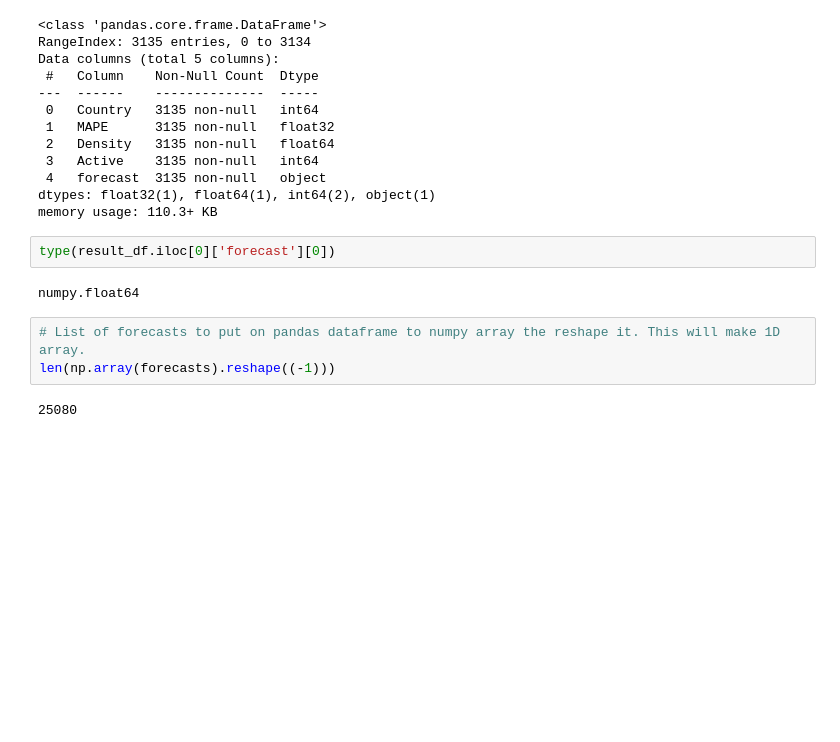
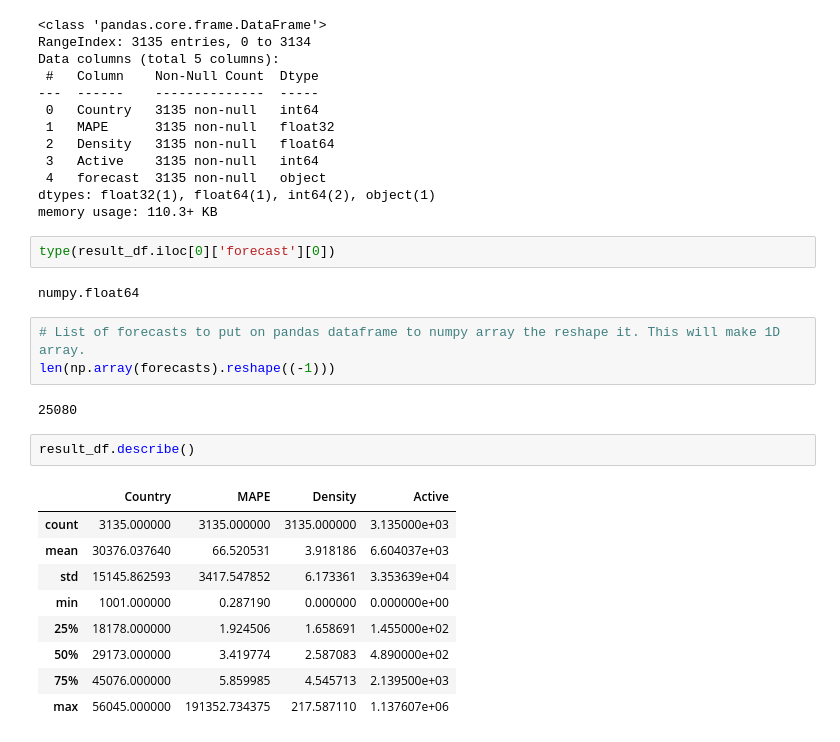
Before and after one commit to masaichig0/Kaggle_godaddy_competition, a Jupyter notebook: multiprocess.ipynb, the cells around one changed output. Cells and saved outputs as stored; diff of their text form; blank space fills up the shorter version.

```diff
--- a/multiprocess.ipynb
+++ b/multiprocess.ipynb
@@ -225,3 +213,15 @@ numpy.float64
 len(np.array(forecasts).reshape((-1)))
 # %% [output]
 25080
+# %%
+result_df.describe()
+# %% [output]
+|  | Country | MAPE | Density | Active |
+| count | 3135.000000 | 3135.000000 | 3135.000000 | 3.135000e+03 |
+| mean | 30376.037640 | 66.520531 | 3.918186 | 6.604037e+03 |
+| std | 15145.862593 | 3417.547852 | 6.173361 | 3.353639e+04 |
+| min | 1001.000000 | 0.287190 | 0.000000 | 0.000000e+00 |
+| 25% | 18178.000000 | 1.924506 | 1.658691 | 1.455000e+02 |
+| 50% | 29173.000000 | 3.419774 | 2.587083 | 4.890000e+02 |
+| 75% | 45076.000000 | 5.859985 | 4.545713 | 2.139500e+03 |
+| max | 56045.000000 | 191352.734375 | 217.587110 | 1.137607e+06 |
```
Also changed, not shown: parts of 14 cells of this notebook, 1 other file.
